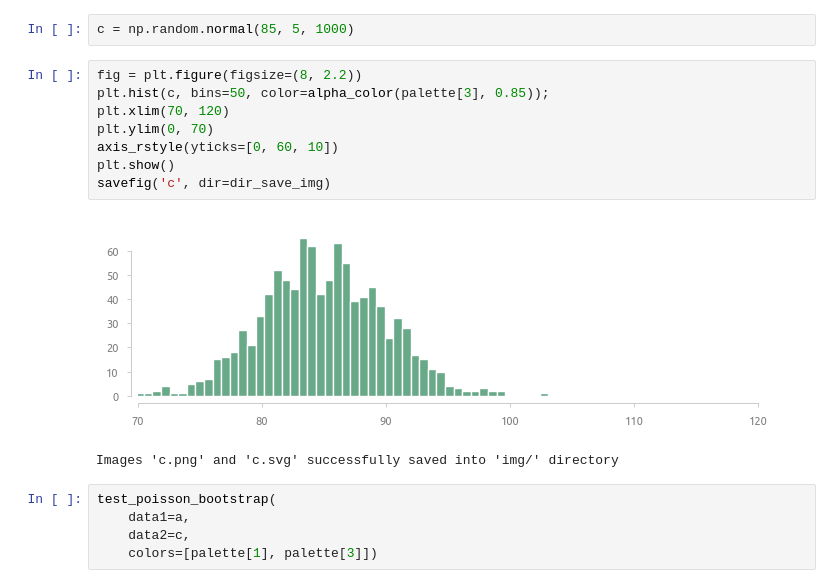
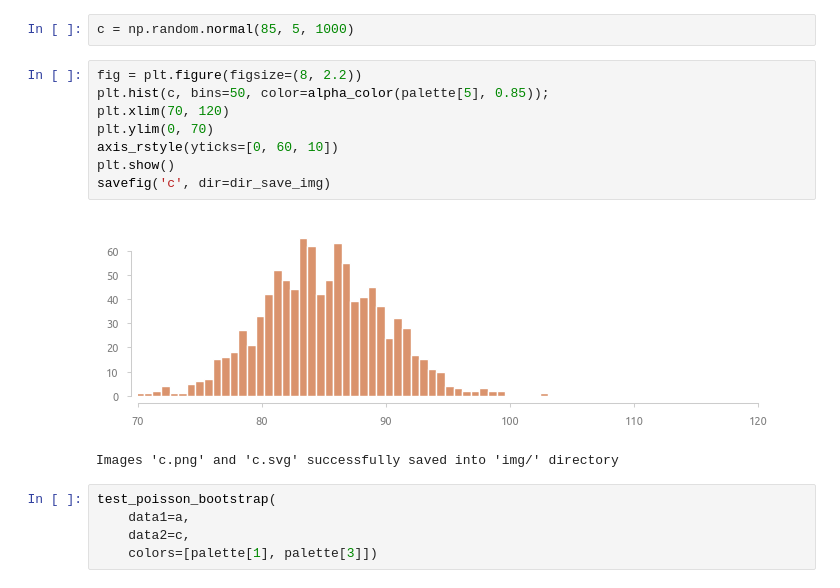
Before and after one commit to achasovsky/poisson_bootstrap, a Jupyter notebook: poisson_bootstrap.ipynb, the cells around one changed output. Saved outputs shown, nothing was run; the diff lists cells and outputs as text.

```diff
--- a/poisson_bootstrap.ipynb
+++ b/poisson_bootstrap.ipynb
@@ -64,14 +64,14 @@ test_poisson_bootstrap(
 c = np.random.normal(85, 5, 1000)
 # %%
 fig = plt.figure(figsize=(8, 2.2))
-plt.hist(c, bins=50, color=alpha_color(palette[3], 0.85));
+plt.hist(c, bins=50, color=alpha_color(palette[5], 0.85));
 plt.xlim(70, 120)
 plt.ylim(0, 70)
 axis_rstyle(yticks=[0, 60, 10])
 plt.show()
 savefig('c', dir=dir_save_img)
 # %% [output]
-[figure, old version]
+[figure, new version]
 Images 'c.png' and 'c.svg' successfully saved into 'img/' directory
 # %%
 test_poisson_bootstrap(
```
Also changed, not shown: 2 other files.
